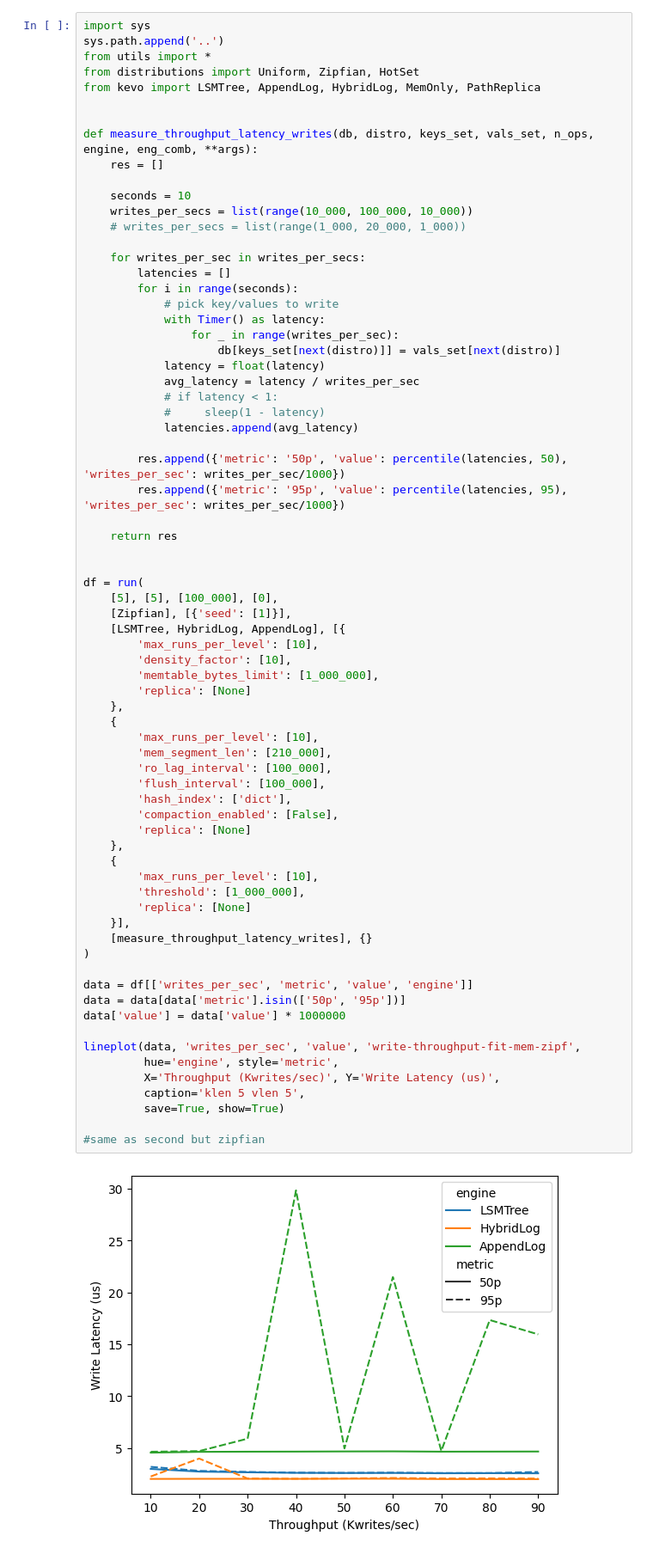
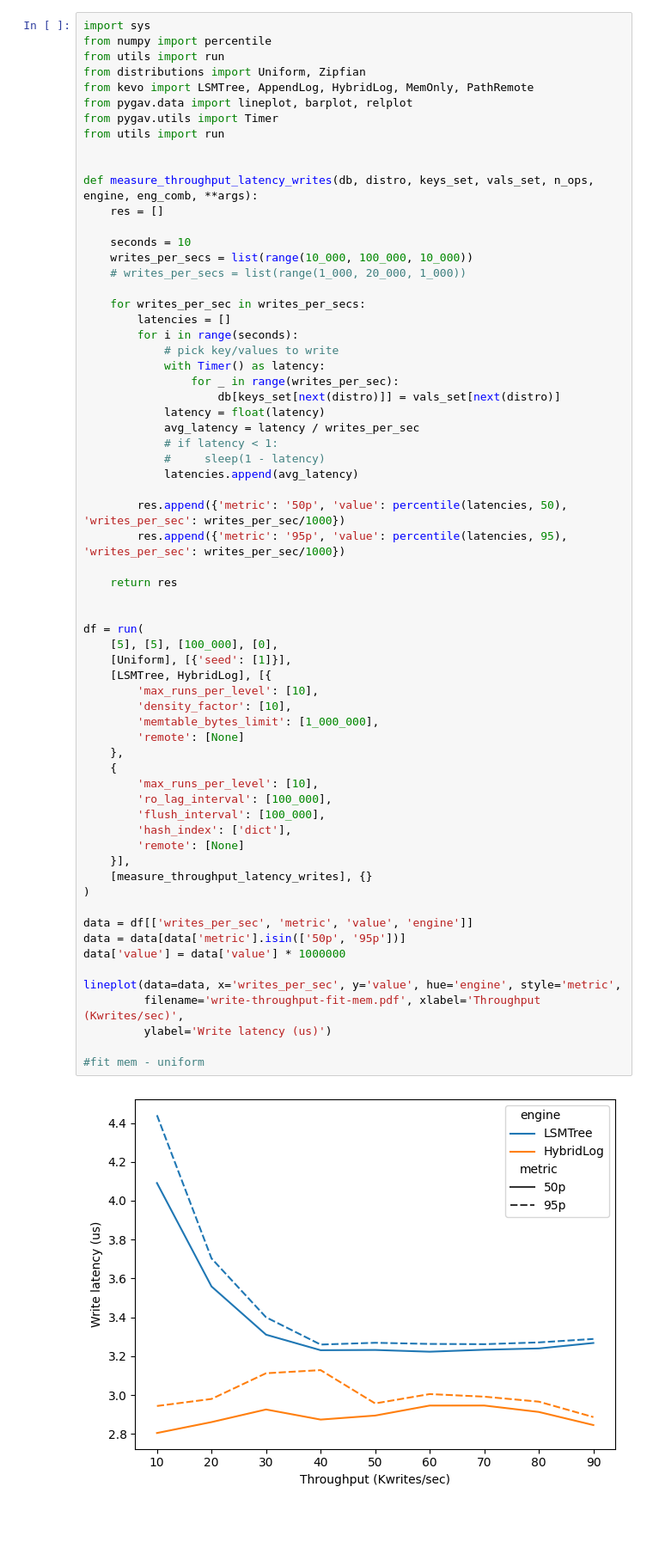
Before and after one commit to nikosgavalas/tud-thesis, a Jupyter notebook: benchmarks/write_throughput.ipynb, the cells around one changed output. Shown at 86% size. Saved outputs shown, nothing was run; the diff lists cells and outputs as text; blank space fills up the shorter version.

Commit message:
redo all charts for ch4 (for pdf)

```diff
--- a/benchmarks/write_throughput.ipynb
+++ b/benchmarks/write_throughput.ipynb
@@ -238,9 +133,12 @@ lineplot(data, 'writes_per_sec', 'value', 'write-throughput-zipfian',
 # %%
 import sys
-sys.path.append('..')
-from utils import *
-from distributions import Uniform, Zipfian, HotSet
-from kevo import LSMTree, AppendLog, HybridLog, MemOnly, PathReplica
+from numpy import percentile
+from utils import run
+from distributions import Uniform, Zipfian
+from kevo import LSMTree, AppendLog, HybridLog, MemOnly, PathRemote
+from pygav.data import lineplot, barplot, relplot
+from pygav.utils import Timer
+from utils import run
 
 
 def measure_throughput_latency_writes(db, distro, keys_set, vals_set, n_ops, engine, eng_comb, **args):
@@ -263,48 +161,39 @@ def measure_throughput_latency_writes(db, distro, keys_set, vals_set, n_ops, eng
             #     sleep(1 - latency)
             latencies.append(avg_latency)
 
         res.append({'metric': '50p', 'value': percentile(latencies, 50), 'writes_per_sec': writes_per_sec/1000})
         res.append({'metric': '95p', 'value': percentile(latencies, 95), 'writes_per_sec': writes_per_sec/1000})
 
     return res
 
 
 df = run(
     [5], [5], [100_000], [0],
-    [Zipfian], [{'seed': [1]}],
-    [LSMTree, HybridLog, AppendLog], [{
+    [Uniform], [{'seed': [1]}],
+    [LSMTree, HybridLog], [{
         'max_runs_per_level': [10],
         'density_factor': [10],
         'memtable_bytes_limit': [1_000_000],
-        'replica': [None]
+        'remote': [None]
     },
     {
         'max_runs_per_level': [10],
-        'mem_segment_len': [210_000],
         'ro_lag_interval': [100_000],
         'flush_interval': [100_000],
         'hash_index': ['dict'],
-        'compaction_enabled': [False],
-        'replica': [None]
-    },
-    {
-        'max_runs_per_level': [10],
-        'threshold': [1_000_000],
-        'replica': [None]
+        'remote': [None]
     }],
     [measure_throughput_latency_writes], {}
 )
 
 data = df[['writes_per_sec', 'metric', 'value', 'engine']]
 data = data[data['metric'].isin(['50p', '95p'])]
 data['value'] = data['value'] * 1000000
 
-lineplot(data, 'writes_per_sec', 'value', 'write-throughput-fit-mem-zipf',
-         hue='engine', style='metric',
-         X='Throughput (Kwrites/sec)', Y='Write Latency (us)',
-         caption='klen 5 vlen 5',
-         save=True, show=True)
+lineplot(data=data, x='writes_per_sec', y='value', hue='engine', style='metric',
+         filename='write-throughput-fit-mem.pdf', xlabel='Throughput (Kwrites/sec)',
+         ylabel='Write latency (us)')
 
-#same as second but zipfian
+#fit mem - uniform
 # %% [output]
-[figure, old version]
+[figure, new version]
```
Also changed, not shown: parts of 6 cells of this notebook, 34 other files.
